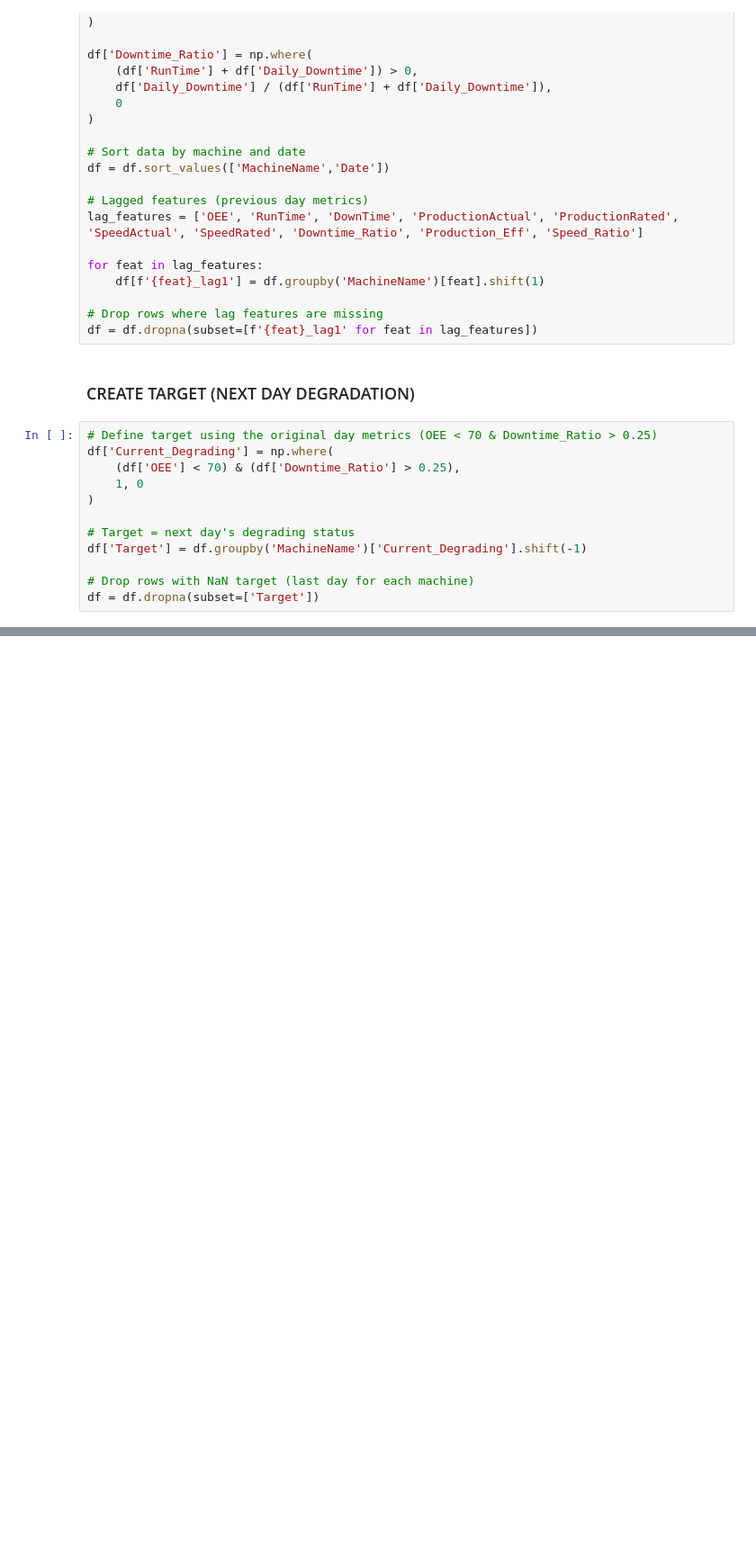
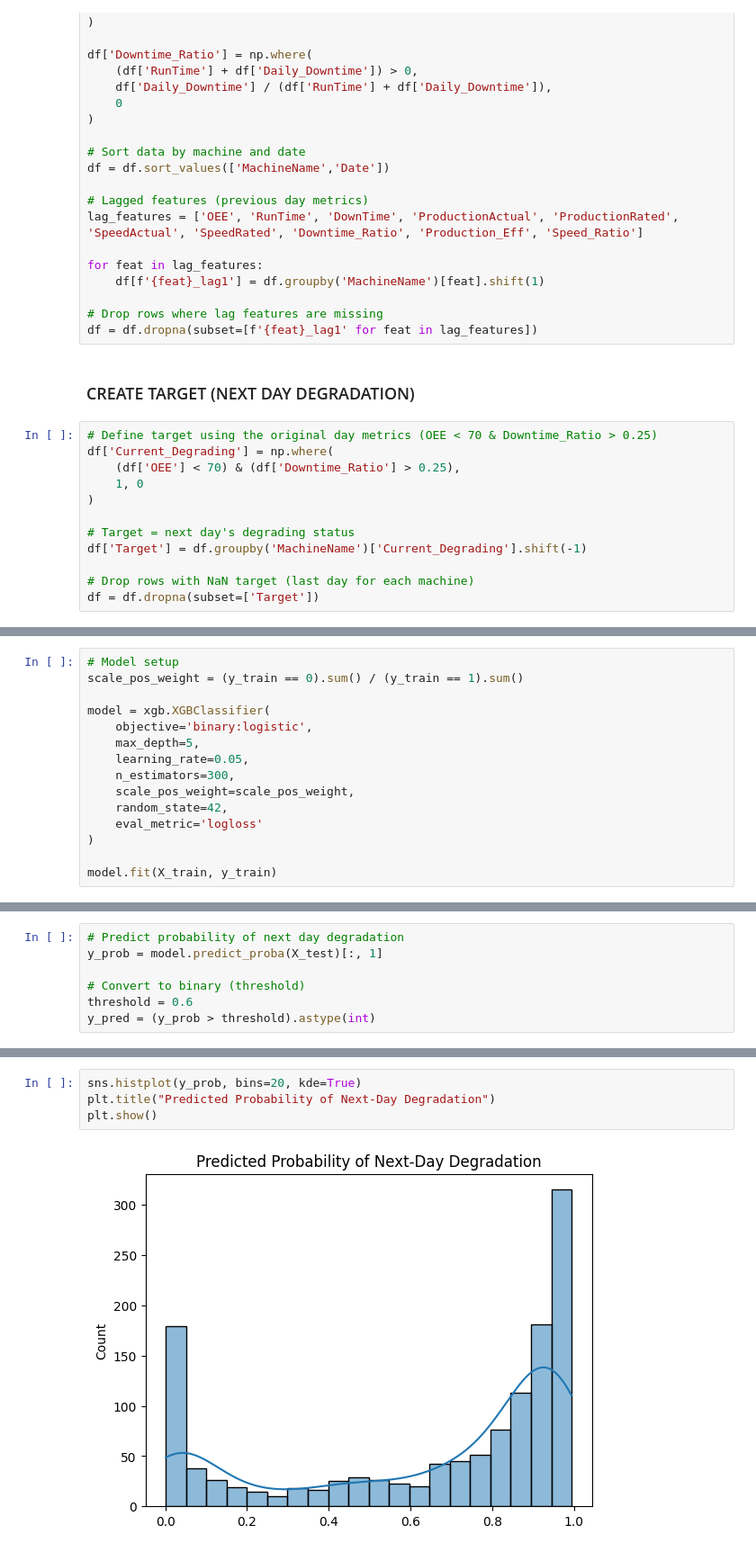
Before and after one commit to sanskar127/ai-machine-performance-bharat, a Jupyter notebook: analysis.ipynb, the cells around one changed output, grey strips where cells are left out. Shown at 90% size. Drawn from its saved outputs; the diff is of its cells as text; blank space fills up the shorter version.

```diff
--- a/analysis.ipynb
+++ b/analysis.ipynb
@@ -248,0 +388,15 @@ df = df.dropna(subset=['Target'])
+# %%
+# Model setup
+scale_pos_weight = (y_train == 0).sum() / (y_train == 1).sum()
+
+model = xgb.XGBClassifier(
+    objective='binary:logistic',
+    max_depth=5,
+    learning_rate=0.05,
+    n_estimators=300,
+    scale_pos_weight=scale_pos_weight,
+    random_state=42,
+    eval_metric='logloss'
+)
+
+model.fit(X_train, y_train)
@@ -248,0 +416,7 @@ df = df.dropna(subset=['Target'])
+# %%
+# Predict probability of next day degradation
+y_prob = model.predict_proba(X_test)[:, 1]
+
+# Convert to binary (threshold)
+threshold = 0.6
+y_pred = (y_prob > threshold).astype(int)
@@ -248,0 +462,6 @@ df = df.dropna(subset=['Target'])
+# %%
+sns.histplot(y_prob, bins=20, kde=True)
+plt.title("Predicted Probability of Next-Day Degradation")
+plt.show()
+# %% [output]
+[figure, added]
```
Also changed, not shown: parts of 26 cells of this notebook, 3 other files.
